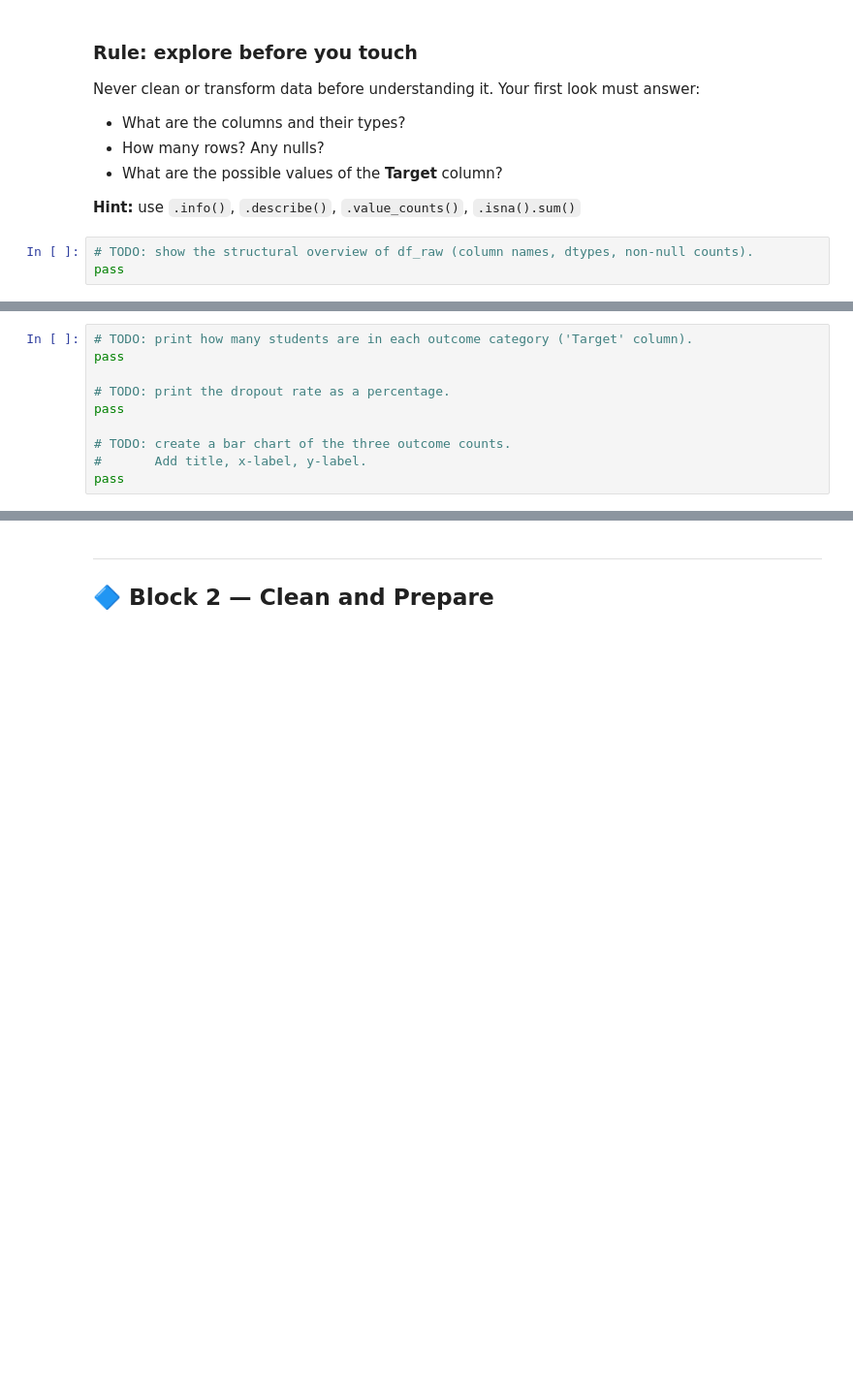
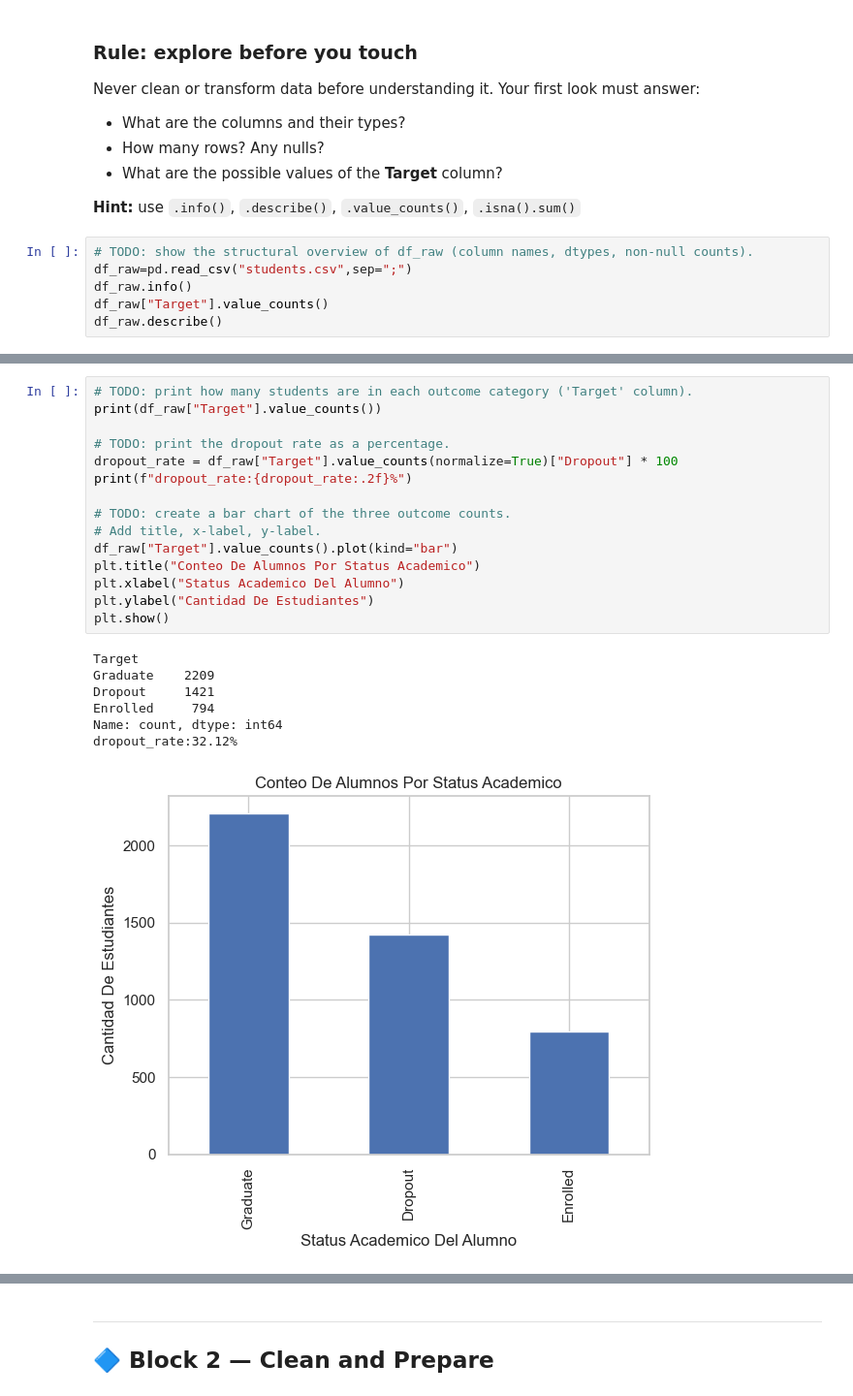
Before and after one commit to juliancho3110/python-courses, a Jupyter notebook: module11/module11_integrated_application.ipynb, the cells around one changed output, grey strips where cells are left out. Shown at 97% size. Drawn from its saved outputs; the diff is of its cells as text; blank space fills up the shorter version.

Commit message:
M11: student dropout EDA — integrated application

```diff
--- a/module11/module11_integrated_application.ipynb
+++ b/module11/module11_integrated_application.ipynb
@@ -113,4 +121,7 @@ Your first look must answer:
 **Hint:** use `.info()`, `.describe()`, `.value_counts()`, `.isna().sum()`
 # %%
 # TODO: show the structural overview of df_raw (column names, dtypes, non-null counts).
-pass
+df_raw=pd.read_csv("students.csv",sep=";")
+df_raw.info()
+df_raw["Target"].value_counts()
+df_raw.describe()
@@ -120,12 +170,25 @@ pass
 # %%
 # TODO: print how many students are in each outcome category ('Target' column).
-pass
+print(df_raw["Target"].value_counts())
 
 # TODO: print the dropout rate as a percentage.
-pass
+dropout_rate = df_raw["Target"].value_counts(normalize=True)["Dropout"] * 100
+print(f"dropout_rate:{dropout_rate:.2f}%")
 
 # TODO: create a bar chart of the three outcome counts.
-#       Add title, x-label, y-label.
-pass
+# Add title, x-label, y-label.
+df_raw["Target"].value_counts().plot(kind="bar")
+plt.title("Conteo De Alumnos Por Status Academico")
+plt.xlabel("Status Academico Del Alumno")
+plt.ylabel("Cantidad De Estudiantes")
+plt.show()
+# %% [output]
+Target
+Graduate    2209
+Dropout     1421
+Enrolled     794
+Name: count, dtype: int64
+dropout_rate:32.12%
+[figure, added]
 # %%
 # TODO: check how many missing values exist in each column of df_raw.
```
Also changed, not shown: parts of 19 cells of this notebook.
